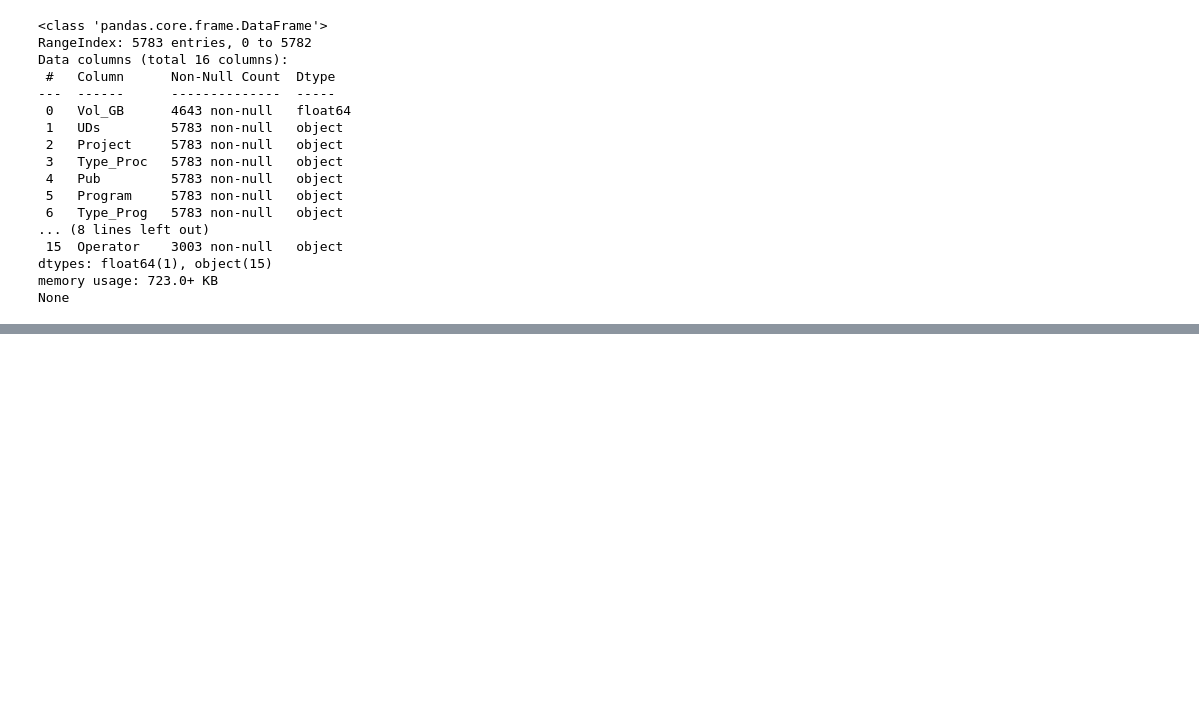
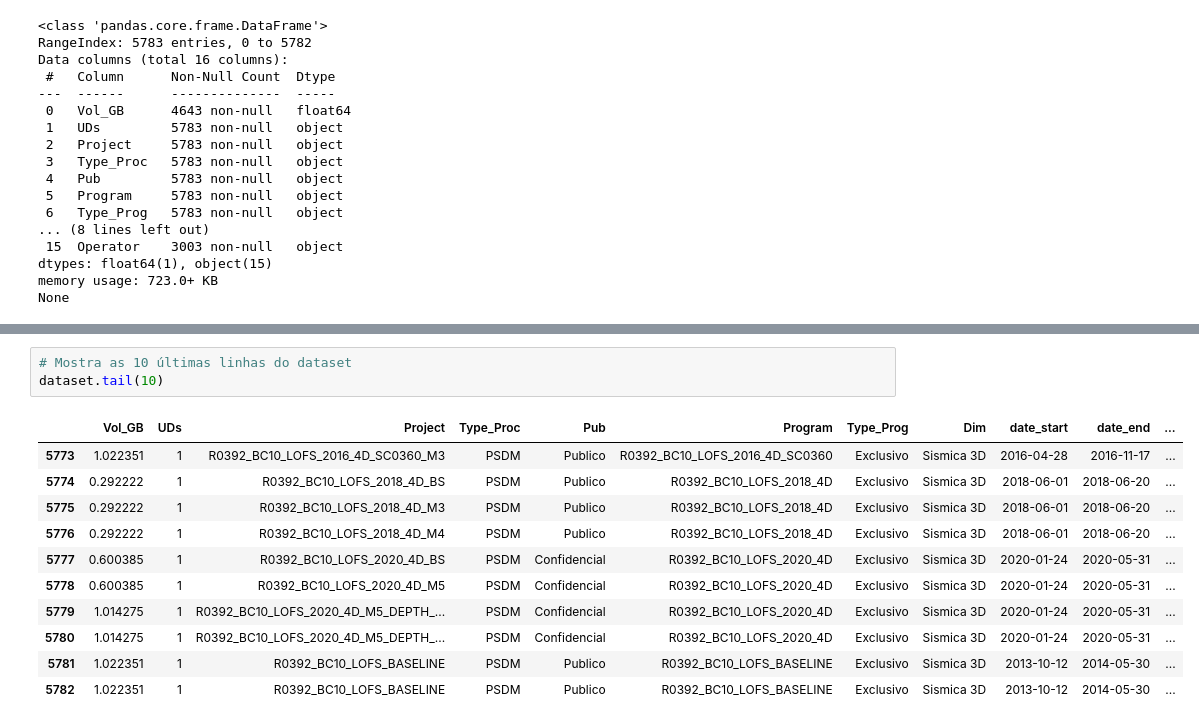
Before and after one commit to leoalexandre/MVP_ADBP, a Jupyter notebook: mvp_anp_seismic.ipynb, the cells around one changed output, grey strips where cells are left out. Drawn from its saved outputs; the diff is of its cells as text; blank space fills up the shorter version.

```diff
--- a/mvp_anp_seismic.ipynb
+++ b/mvp_anp_seismic.ipynb
@@ -124,0 +140,15 @@ None
+# %%
+# Mostra as 10 últimas linhas do dataset
+dataset.tail(10)
+# %% [output]
+|  | Vol_GB | UDs | Project | Type_Proc | Pub | Program | Type_Prog | Dim | date_start | date_end | ... |
+| 5773 | 1.022351 | 1 | R0392_BC10_LOFS_2016_4D_SC0360_M3 | PSDM | Publico | R0392_BC10_LOFS_2016_4D_SC0360 | Exclusivo | Sismica 3D | 2016-04-28 | 2016-11-17 | ... |
+| 5774 | 0.292222 | 1 | R0392_BC10_LOFS_2018_4D_BS | PSDM | Publico | R0392_BC10_LOFS_2018_4D | Exclusivo | Sismica 3D | 2018-06-01 | 2018-06-20 | ... |
+| 5775 | 0.292222 | 1 | R0392_BC10_LOFS_2018_4D_M3 | PSDM | Publico | R0392_BC10_LOFS_2018_4D | Exclusivo | Sismica 3D | 2018-06-01 | 2018-06-20 | ... |
+| 5776 | 0.292222 | 1 | R0392_BC10_LOFS_2018_4D_M4 | PSDM | Publico | R0392_BC10_LOFS_2018_4D | Exclusivo | Sismica 3D | 2018-06-01 | 2018-06-20 | ... |
+| 5777 | 0.600385 | 1 | R0392_BC10_LOFS_2020_4D_BS | PSDM | Confidencial | R0392_BC10_LOFS_2020_4D | Exclusivo | Sismica 3D | 2020-01-24 | 2020-05-31 | ... |
+| 5778 | 0.600385 | 1 | R0392_BC10_LOFS_2020_4D_M5 | PSDM | Confidencial | R0392_BC10_LOFS_2020_4D | Exclusivo | Sismica 3D | 2020-01-24 | 2020-05-31 | ... |
+| 5779 | 1.014275 | 1 | R0392_BC10_LOFS_2020_4D_M5_DEPTH_... | PSDM | Confidencial | R0392_BC10_LOFS_2020_4D | Exclusivo | Sismica 3D | 2020-01-24 | 2020-05-31 | ... |
+| 5780 | 1.014275 | 1 | R0392_BC10_LOFS_2020_4D_M5_DEPTH_... | PSDM | Confidencial | R0392_BC10_LOFS_2020_4D | Exclusivo | Sismica 3D | 2020-01-24 | 2020-05-31 | ... |
+| 5781 | 1.022351 | 1 | R0392_BC10_LOFS_BASELINE | PSDM | Publico | R0392_BC10_LOFS_BASELINE | Exclusivo | Sismica 3D | 2013-10-12 | 2014-05-30 | ... |
+| 5782 | 1.022351 | 1 | R0392_BC10_LOFS_BASELINE | PSDM | Publico | R0392_BC10_LOFS_BASELINE | Exclusivo | Sismica 3D | 2013-10-12 | 2014-05-30 | ... |
```
Also changed, not shown: parts of 1 cell of this notebook.
